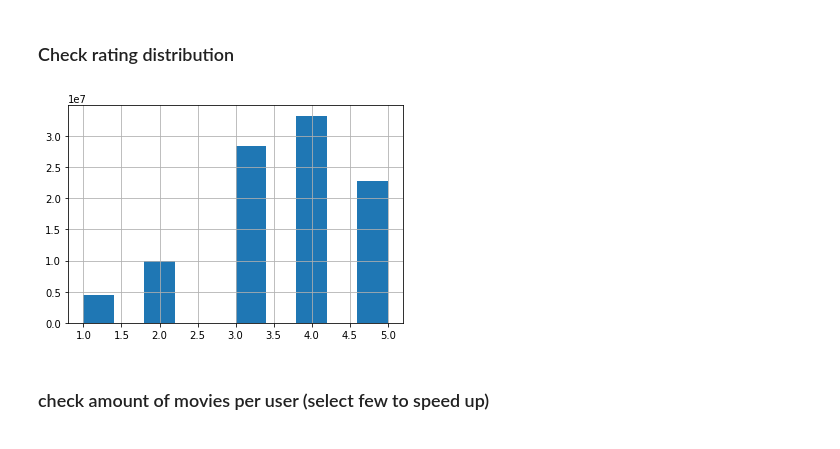
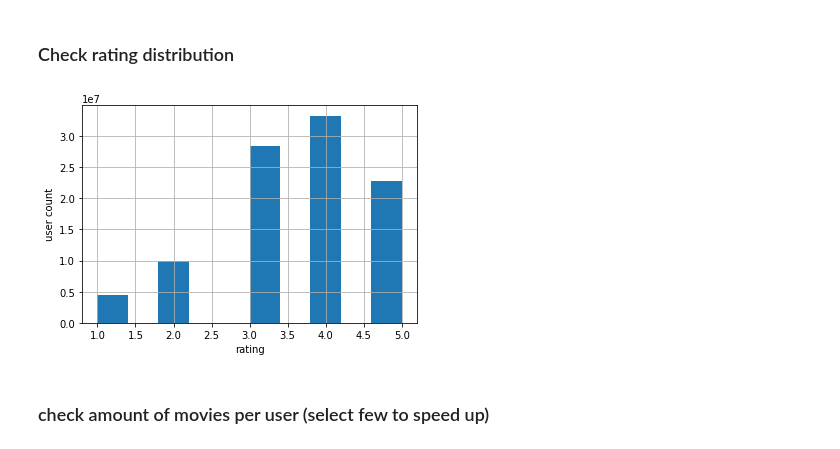
Before and after one commit to noamzbr/netflix_embedding, a Jupyter notebook: netflix_embedding_layer.ipynb, the cells around one changed output. Cells and saved outputs as stored; diff of their text form; code cells hidden in the pictures.

```diff
--- a/netflix_embedding_layer.ipynb
+++ b/netflix_embedding_layer.ipynb
@@ -59,9 +57,11 @@ probe_df.head()
 ### Check rating distribution
 # %%
 data_df.rating.hist()
+plt.xlabel('rating')
+plt.ylabel('user count')
 plt.show()
 # %% [output]
-[figure, old version]
+[figure, new version]
 # %% [markdown]
 ### check amount of movies per user (select few to speed up)
 # %%
```
Also changed, not shown: parts of 22 cells of this notebook.
